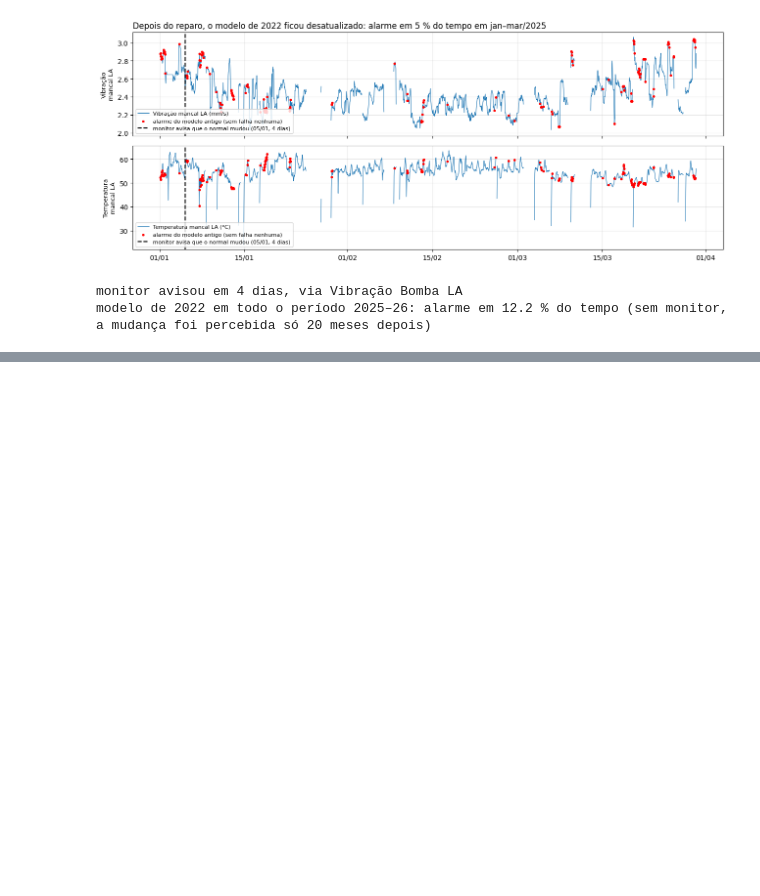
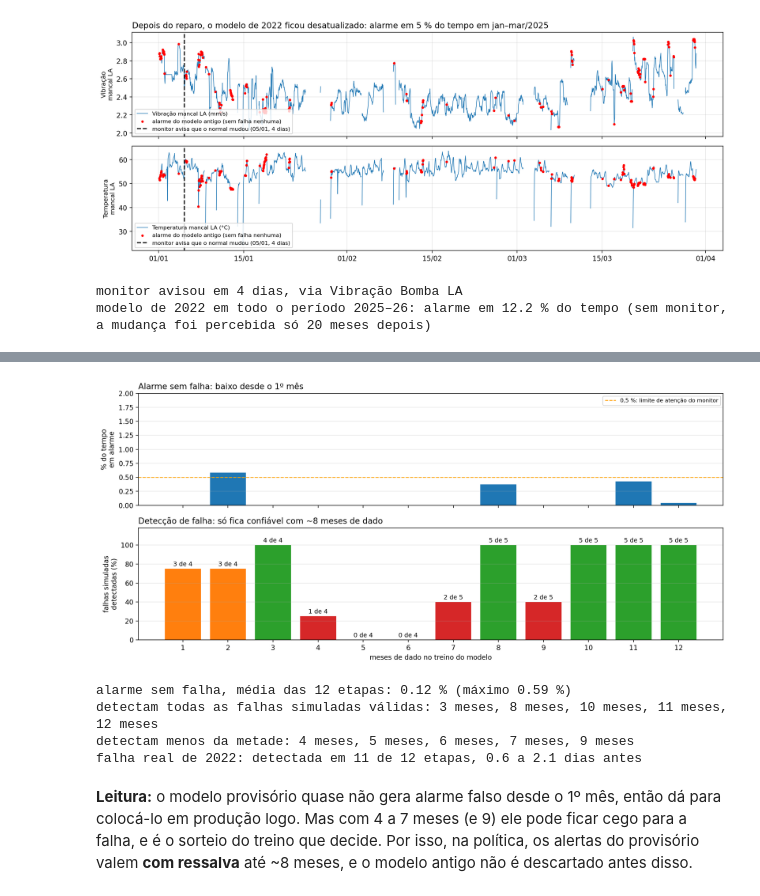
Before and after one commit to SIMPred-Petrobras/transpetro-models, a Jupyter notebook: notebooks/drift/apresentacao_simpred_B-8802B.ipynb, the cells around one changed output, grey strips where cells are left out. Cells and saved outputs as stored; diff of their text form; code cells hidden in the pictures; blank space fills up the shorter version.

```diff
--- a/notebooks/drift/apresentacao_simpred_B-8802B.ipynb
+++ b/notebooks/drift/apresentacao_simpred_B-8802B.ipynb
@@ -104,0 +126,9 @@ alerta 10/08/2026 13:45: sensor fora da faixa normal → Temperatura Bomba LA
+# %%
+linhas = []
+for a, b in episodios(al26_sem_regra):
+    w = raw.loc[a:b]; w = w[w["Pressão Descarga"] > 35]
+    fora = [c for c, (lo, hi) in faixa.items() if c in w and ((w[c] < lo) | (w[c] > hi)).mean() > 0.5]
+    linhas.append({"alarme do modelo": f"{a:%d/%m/%Y %H:%M}", "duração": f"{(b - a).total_seconds() / 3600:.1f} h",
+                   "sensor fora da faixa normal": ", ".join(fora) or "nenhum",
+                   "com a regra de 1 h": "vira alerta" if al26[a:b].any() else "descartado"})
+pd.DataFrame(linhas)
@@ -210,0 +252,43 @@ modelo de 2022 em todo o período 2025–26: alarme em 12.2 % do tempo (sem moni
+# %%
+R = PROJECT_ROOT / "results/acumulativo_b8802b_3c"
+etapas = pd.read_csv(R / "etapas.csv").set_index("etapa")
+sint = pd.read_csv(R / "sintetica_varias_datas.csv").merge(pd.read_csv(R / "alarme_base_por_janela.csv"),
+                                                           on=["etapa", "semente", "data"], how="left")
+esc = sint[sint["escolhido"]].copy()
+esc["valida"] = ~esc["alarma_sem_falha"].fillna(False).astype(bool)
+esc["detecta"] = esc["valida"] & (esc["sintetica_100_h"] > 0)
+det = esc.groupby("etapa").agg(validas=("valida", "sum"), detectadas=("detecta", "sum"))
+det["pct"] = 100 * det["detectadas"] / det["validas"]
+
+fig, axes = plt.subplots(2, 1, figsize=(13, 6), sharex=True)
+axes[0].bar(etapas.index, etapas["alarme_pct_vivo"])
+axes[0].axhline(0.5, color="orange", linestyle="--", linewidth=1.2, label="0,5 %: limite de atenção do monitor")
+axes[0].set_ylim(0, 2); axes[0].set_ylabel("% do tempo\nem alarme")
+axes[0].set_title("Alarme sem falha: baixo desde o 1º mês", loc="left"); axes[0].legend(loc="upper right", fontsize=8)
+cores = ["tab:green" if p == 100 else "tab:red" if p < 50 else "tab:orange" for p in det["pct"]]
+axes[1].bar(det.index, det["pct"], color=cores)
+for e, r in det.iterrows():
+    axes[1].text(e, r["pct"] + 3, f"{r['detectadas']:.0f} de {r['validas']:.0f}", ha="center", fontsize=9)
+axes[1].set_ylim(0, 118); axes[1].set_ylabel("falhas simuladas\ndetectadas (%)")
+axes[1].set_title("Detecção de falha: só fica confiável com ~8 meses de dado", loc="left")
+axes[1].set_xticks(etapas.index); axes[1].set_xlabel("meses de dado no treino do modelo")
+for ax in axes: ax.grid(alpha=0.3, axis="y")
+plt.tight_layout(); plt.show()
+
+print(f"alarme sem falha, média das 12 etapas: {etapas['alarme_pct_vivo'].mean():.2f} % (máximo {etapas['alarme_pct_vivo'].max():.2f} %)")
+print("detectam todas as falhas simuladas válidas:", ", ".join(f"{e} meses" for e in det.index[det["pct"] == 100]))
+print("detectam menos da metade:", ", ".join(f"{e} meses" for e in det.index[det["pct"] < 50]))
+f22 = etapas["falha_2022_dias"]
+print(f"falha real de 2022: detectada em {f22.notna().sum()} de 12 etapas, "
+      f"{f22.min():.1f} a {f22.max():.1f} dias antes")
+# %% [output]
+[figure, added]
+alarme sem falha, média das 12 etapas: 0.12 % (máximo 0.59 %)
+detectam todas as falhas simuladas válidas: 3 meses, 8 meses, 10 meses, 11 meses, 12 meses
+detectam menos da metade: 4 meses, 5 meses, 6 meses, 7 meses, 9 meses
+falha real de 2022: detectada em 11 de 12 etapas, 0.6 a 2.1 dias antes
+# %% [markdown]
+**Leitura:** o modelo provisório quase não gera alarme falso desde o 1º mês, então dá para colocá-lo em
+produção logo. Mas com 4 a 7 meses (e 9) ele pode ficar cego para a falha, e é o sorteio do treino que decide.
+Por isso, na política, os alertas do provisório valem **com ressalva** até ~8 meses, e o modelo antigo não é
+descartado antes disso.
```
Also changed, not shown: parts of 18 cells of this notebook.
